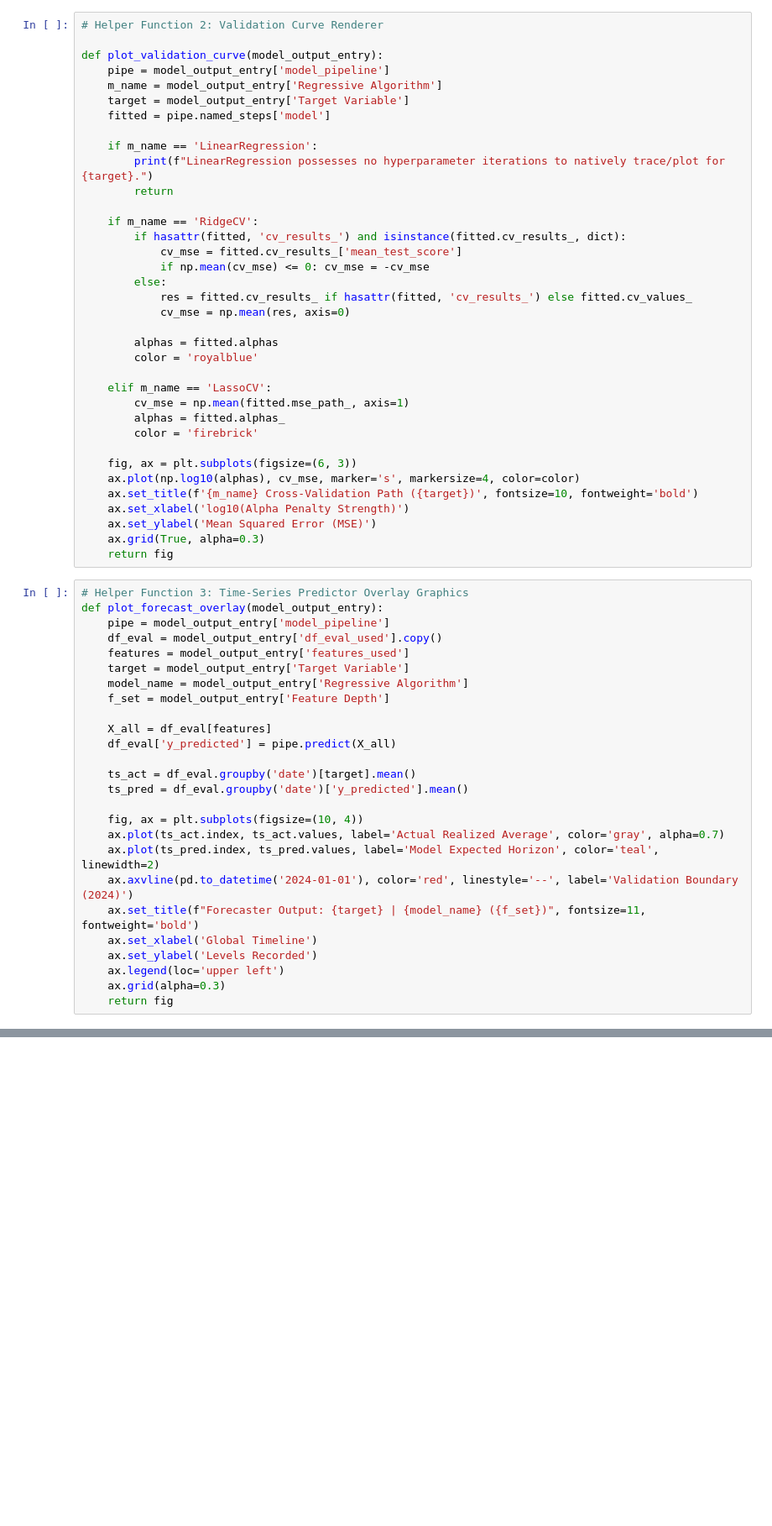
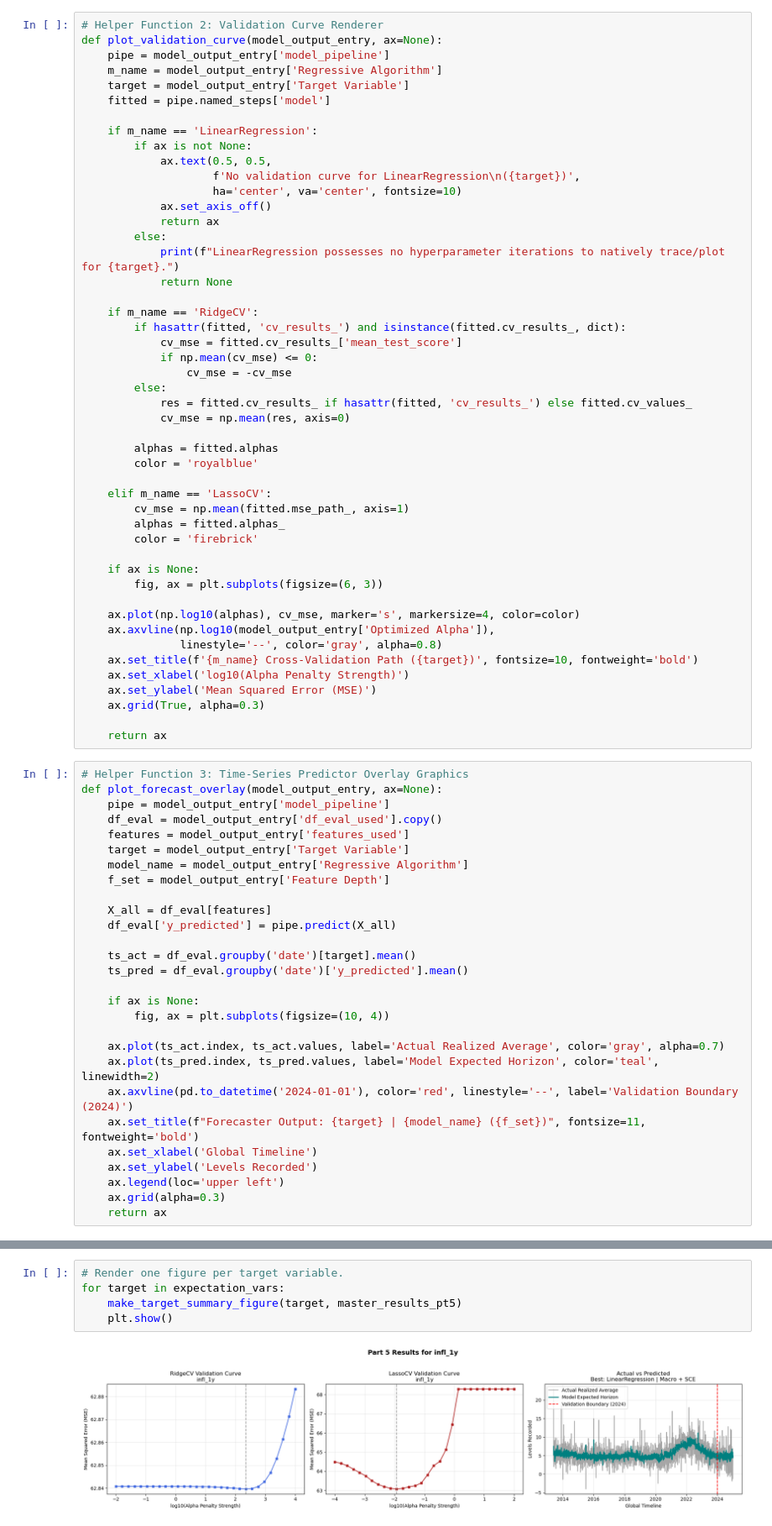
Before and after one commit to magnusbrunsberg/FIE463-V26, a Jupyter notebook: termpapers/tp2/solution.ipynb, the cells around one changed output, grey strips where cells are left out. Shown at 84% size. Saved outputs shown, nothing was run; the diff lists cells and outputs as text; blank space fills up the shorter version.

```diff
--- a/termpapers/tp2/solution.ipynb
+++ b/termpapers/tp2/solution.ipynb
@@ -615,21 +661,28 @@ def calculate_continuous_regression(target, feature_set_name, features):
     return outputs
 # %%
 # Helper Function 2: Validation Curve Renderer
-
-def plot_validation_curve(model_output_entry):
+def plot_validation_curve(model_output_entry, ax=None):
     pipe = model_output_entry['model_pipeline']
     m_name = model_output_entry['Regressive Algorithm']
     target = model_output_entry['Target Variable']
     fitted = pipe.named_steps['model']
 
     if m_name == 'LinearRegression':
-        print(f"LinearRegression possesses no hyperparameter iterations to natively trace/plot for {target}.")
-        return
+        if ax is not None:
+            ax.text(0.5, 0.5,
+                    f'No validation curve for LinearRegression\n({target})',
+                    ha='center', va='center', fontsize=10)
+            ax.set_axis_off()
+            return ax
+        else:
+            print(f"LinearRegression possesses no hyperparameter iterations to natively trace/plot for {target}.")
+            return None
 
     if m_name == 'RidgeCV':
         if hasattr(fitted, 'cv_results_') and isinstance(fitted.cv_results_, dict):
             cv_mse = fitted.cv_results_['mean_test_score']
-            if np.mean(cv_mse) <= 0: cv_mse = -cv_mse
+            if np.mean(cv_mse) <= 0:
+                cv_mse = -cv_mse
         else:
             res = fitted.cv_results_ if hasattr(fitted, 'cv_results_') else fitted.cv_values_
             cv_mse = np.mean(res, axis=0)
@@ -642,16 +695,21 @@ def plot_validation_curve(model_output_entry):
         alphas = fitted.alphas_
         color = 'firebrick'
 
-    fig, ax = plt.subplots(figsize=(6, 3))
+    if ax is None:
+        fig, ax = plt.subplots(figsize=(6, 3))
+
     ax.plot(np.log10(alphas), cv_mse, marker='s', markersize=4, color=color)
+    ax.axvline(np.log10(model_output_entry['Optimized Alpha']),
+               linestyle='--', color='gray', alpha=0.8)
     ax.set_title(f'{m_name} Cross-Validation Path ({target})', fontsize=10, fontweight='bold')
     ax.set_xlabel('log10(Alpha Penalty Strength)')
     ax.set_ylabel('Mean Squared Error (MSE)')
     ax.grid(True, alpha=0.3)
-    return fig
+
+    return ax
 # %%
 # Helper Function 3: Time-Series Predictor Overlay Graphics
-def plot_forecast_overlay(model_output_entry):
+def plot_forecast_overlay(model_output_entry, ax=None):
     pipe = model_output_entry['model_pipeline']
     df_eval = model_output_entry['df_eval_used'].copy()
     features = model_output_entry['features_used']
@@ -665,7 +723,9 @@ def plot_forecast_overlay(model_output_entry):
     ts_act = df_eval.groupby('date')[target].mean()
     ts_pred = df_eval.groupby('date')['y_predicted'].mean()
 
-    fig, ax = plt.subplots(figsize=(10, 4))
+    if ax is None:
+        fig, ax = plt.subplots(figsize=(10, 4))
+
     ax.plot(ts_act.index, ts_act.values, label='Actual Realized Average', color='gray', alpha=0.7)
     ax.plot(ts_pred.index, ts_pred.values, label='Model Expected Horizon', color='teal', linewidth=2)
     ax.axvline(pd.to_datetime('2024-01-01'), color='red', linestyle='--', label='Validation Boundary (2024)')
@@ -674,6 +734,6 @@ def plot_forecast_overlay(model_output_entry):
     ax.set_ylabel('Levels Recorded')
     ax.legend(loc='upper left')
     ax.grid(alpha=0.3)
-    return fig
+    return ax
 # %% [markdown]
 ### 5.3 Model Execution Loop
@@ -707,0 +799,7 @@ plt.show()
+# %%
+# Render one figure per target variable.
+for target in expectation_vars:
+    make_target_summary_figure(target, master_results_pt5)
+    plt.show()
+# %% [output]
+[figure, added]
```
Also changed, not shown: parts of 88 cells of this notebook, 28 other files.
